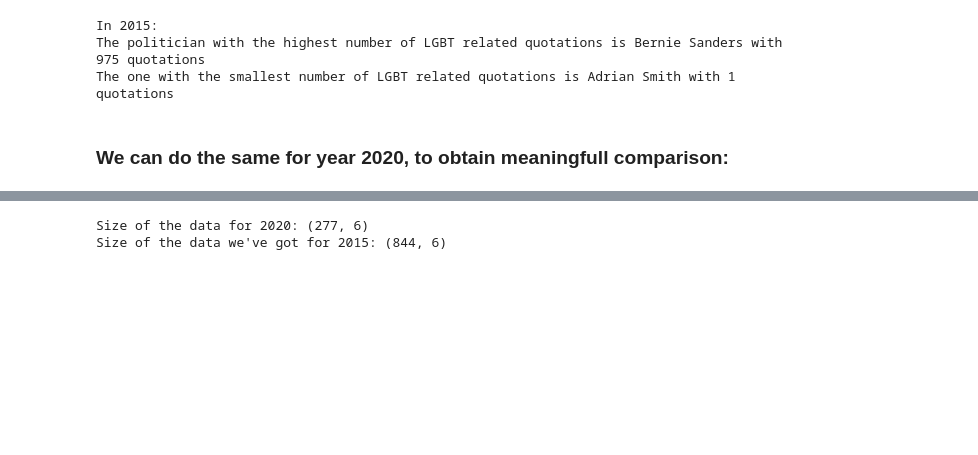
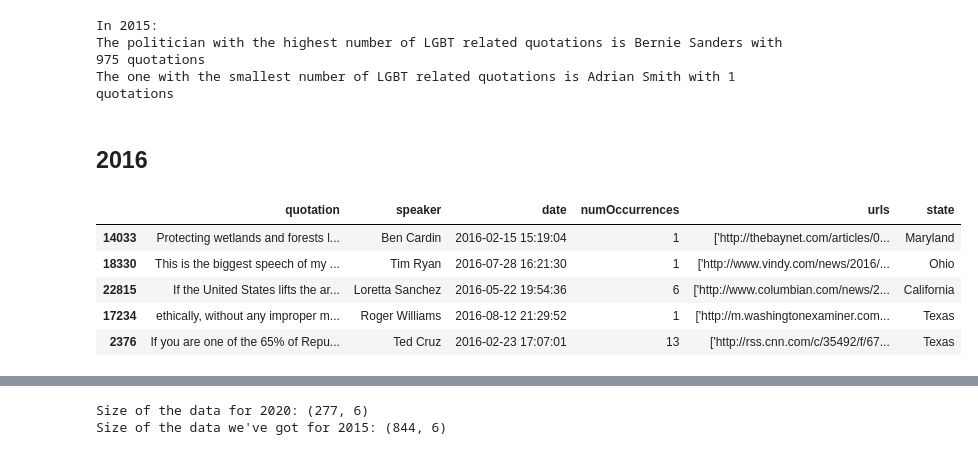
Before and after one commit to epfl-ada/ada-2021-project-ada_group_project, a Jupyter notebook: basic_exploration.ipynb, the cells around one changed output, grey strips where cells are left out. Drawn from its saved outputs; the diff is of its cells as text; code cells hidden in the pictures; blank space fills up the shorter version.

```diff
--- a/basic_exploration.ipynb
+++ b/basic_exploration.ipynb
@@ -208,5 +174,21 @@ print("In 2015:", "\nThe politician with the highest number of LGBT related quot
 In 2015:
 The politician with the highest number of LGBT related quotations is Bernie Sanders with 975 quotations
 The one with the smallest number of LGBT related quotations is Adrian Smith with 1 quotations
-# %% [markdown]
-### We can do the same for year 2020, to obtain meaningfull comparison:
+# %% [markdown]
+## 2016
+# %%
+dataframe16=pd.read_csv("data/df16.csv")
+merged_ = pd.merge(dataframe16, politicians, on='speaker', how='inner').drop(columns=['Unnamed: 0'])
+merged16=merged_.drop(['quoteID', 'qids', 'probas', 'phase'], axis=1)
+
+#store the dataframe to use it in another file (function)
+merged16.to_csv(path_or_buf="data/merged2016.csv", sep=';', index=True)
+
+merged16.sample(5)
+# %% [output]
+|  | quotation | speaker | date | numOccurrences | urls | state |
+| 14033 | Protecting wetlands and forests l... | Ben Cardin | 2016-02-15 15:19:04 | 1 | ['http://thebaynet.com/articles/0... | Maryland |
+| 18330 | This is the biggest speech of my ... | Tim Ryan | 2016-07-28 16:21:30 | 1 | ['http://www.vindy.com/news/2016/... | Ohio |
+| 22815 | If the United States lifts the ar... | Loretta Sanchez | 2016-05-22 19:54:36 | 6 | ['http://www.columbian.com/news/2... | California |
+| 17234 | ethically, without any improper m... | Roger Williams | 2016-08-12 21:29:52 | 1 | ['http://m.washingtonexaminer.com... | Texas |
+| 2376 | If you are one of the 65% of Repu... | Ted Cruz | 2016-02-23 17:07:01 | 13 | ['http://rss.cnn.com/c/35492/f/67... | Texas |
```
Also changed, not shown: parts of 22 cells of this notebook.
